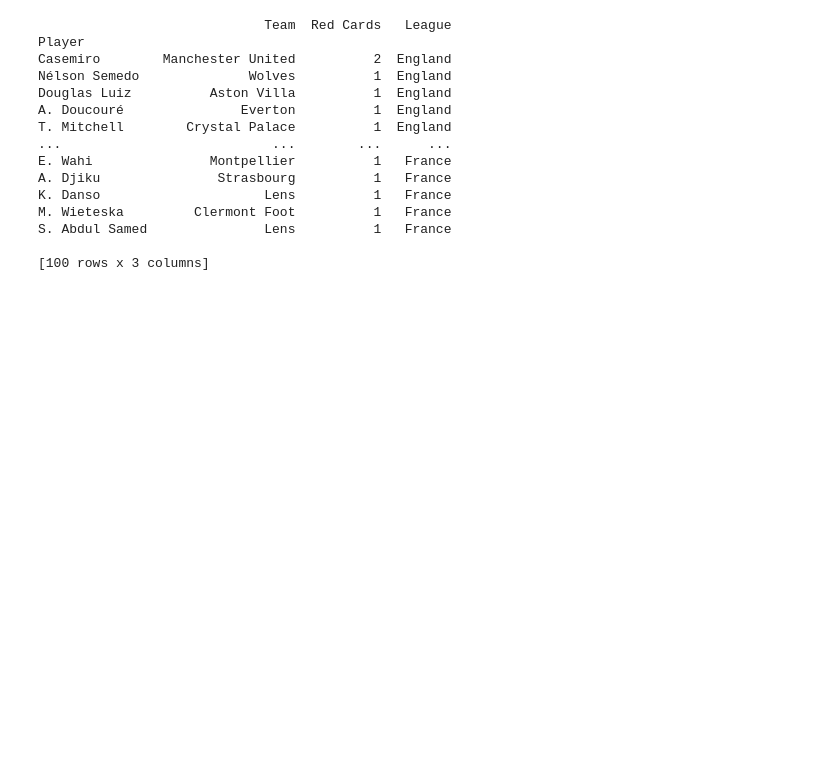
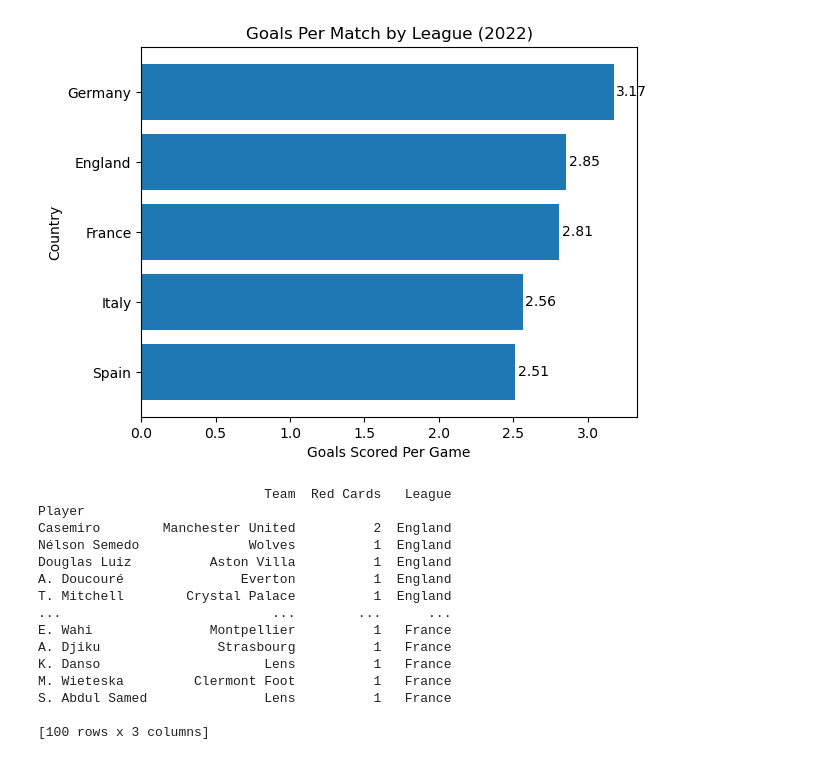
Before and after one commit to Faraj11/FinalProject3120, a Jupyter notebook: FinalProject.ipynb, the cells around one changed output. Drawn from its saved outputs; the diff is of its cells as text; code cells hidden in the pictures; blank space fills up the shorter version.

Commit message:
Completed both visualizations

```diff
--- a/FinalProject.ipynb
+++ b/FinalProject.ipynb
@@ -22,8 +22,29 @@ leagues = {
 
 season = 2022 # used because it is the latest season data avaliable on the free version of the API
 # %%
-def get_standings(league_id, season):
-    url = f"{BASE_URL}/standings?league={league_id}&season={season}"
-    response = requests.get(url, headers=HEADERS)
-    standings_data = response.json()
-    return standings_data['response'][0]['league']['standings'][0]
+def get_standings(league_ids, season):
+    all_standings = []
+
+    for league_id, country in league_ids.items():
+        url = f"{BASE_URL}/standings?league={league_id}&season={season}"
+        response = requests.get(url, headers=HEADERS)
+        standings_data = response.json()
+
+        standings = standings_data['response'][0]['league']['standings'][0]
+
+        league_standings_df = pd.DataFrame([{
+            'Rank': team['rank'],
+            'Team': team['team']['name'],
+            'Points': team['points'],
+            'Games Played': team['all']['played'],
+            'Goals For': team['all']['goals']['for'],
+            'Country': country
+        } for team in standings])
+
+        all_standings.append(league_standings_df)
+
+    combined_standings_df = pd.concat(all_standings, ignore_index=True)
+    return combined_standings_df
+
+combined_standings = get_standings(leagues, season)
+print(combined_standings)
@@ -60,0 +66,7 @@ plt.show()
+# %%
+grouped = combined_standings.groupby('Country').sum()
+cleaned = grouped.drop(['Rank','Team', 'Points'], axis=1)
+cleaned['Games Played'] = cleaned['Games Played']/2
+cleaned['Goals Per Game'] = cleaned['Goals For']/cleaned['Games Played']
+final = cleaned.sort_values(by='Goals Per Game')
+final
@@ -61,3 +81,12 @@ plt.show()
+# %%
+bars = plt.barh(final.index, final['Goals Per Game'])
+plt.bar_label(bars, fmt='%.2f', padding=2)
+plt.xlabel('Goals Scored Per Game')
+plt.ylabel('Country')
+plt.title('Goals Per Match by League (2022)')
+plt.show()
+# %% [output]
+[figure, added]
 # %%
 def get_top_red_card_data():
     all_top_red_cards = []
```
Also changed, not shown: parts of 7 cells of this notebook.
